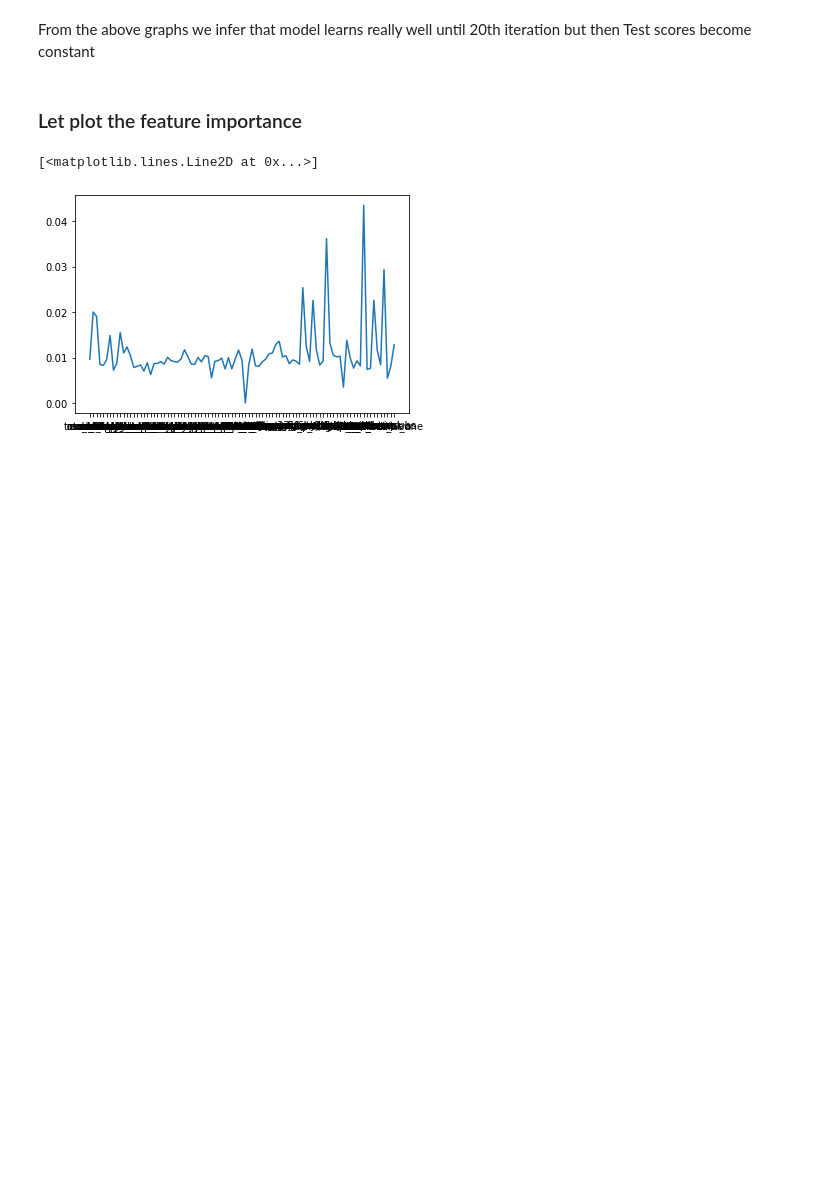
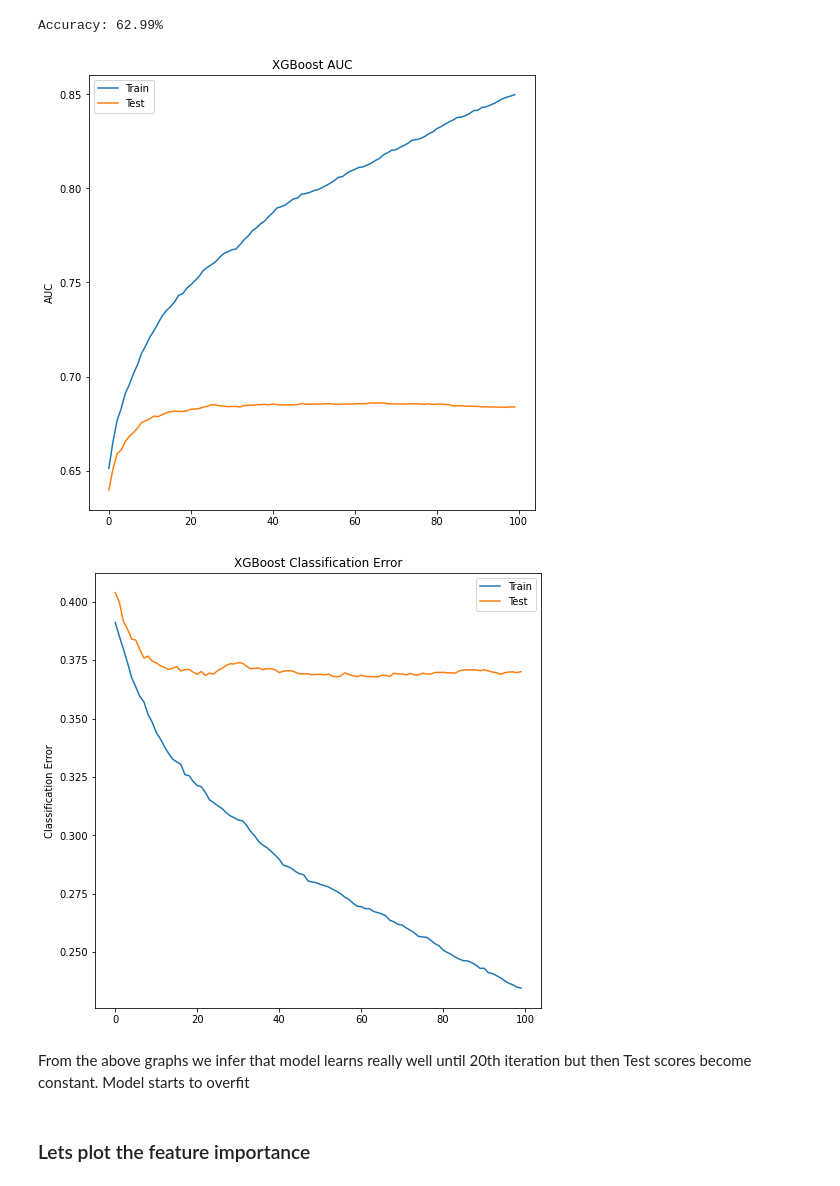
Before and after one commit to Jheel-patel/Predicting-Customer-Churn, a Jupyter notebook: Optimizing XGBoost.ipynb, the cells around one changed output. Saved outputs shown, nothing was run; the diff lists cells and outputs as text; code cells hidden in the pictures; blank space fills up the shorter version.

```diff
--- a/Optimizing XGBoost.ipynb
+++ b/Optimizing XGBoost.ipynb
@@ -53,10 +31,0 @@ y
-# %%
-import xgboost as xgb
-
-clf_xgb = xgb.XGBClassifier()
-
-X_train, X_test, y_train, y_test = train_test_split(X, y, test_size=0.2,random_state=42)
-
-eval_set = [(X_train, y_train), (X_test, y_test)]
-
-clf_xgb.fit(X_train, y_train, eval_metric=["error", "auc"], eval_set=eval_set, verbose=True)
@@ -122,10 +73,12 @@ Accuracy: 62.95%
+# %%
+clf_xgb = xgb.XGBClassifier()
+
+plot_errors(clf_xgb,X,y)
+# %% [output]
+Accuracy: 62.99%
+[figure, added]
+[figure, added]
 # %% [markdown]
-From the above graphs we infer that model learns really well until 20th iteration but then Test scores become constant
+From the above graphs we infer that model learns really well until 20th iteration but then Test scores become constant. Model starts to overfit
 # %% [markdown]
-### Let plot the feature importance
+### Lets plot the feature importance
-# %%
-#feature importance
-plt.plot(X.columns, clf_xgb.feature_importances_)
-# %% [output]
-[<matplotlib.lines.Line2D at 0x...>]
-[figure, removed]
```
Also changed, not shown: parts of 22 cells of this notebook, 4 other files.
